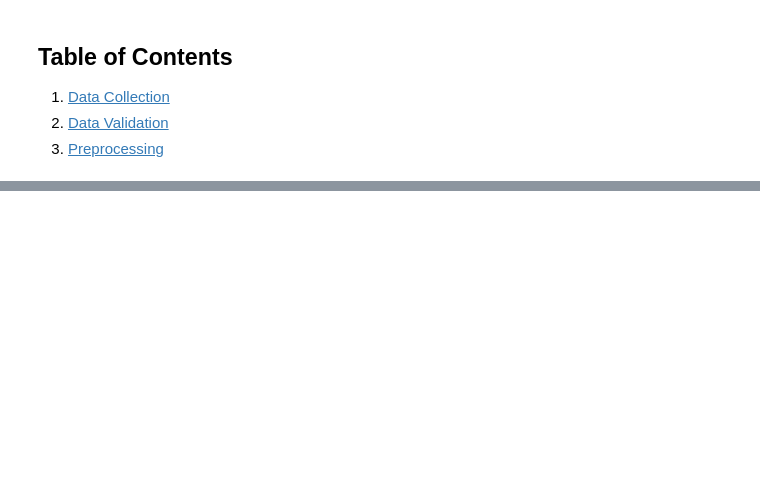
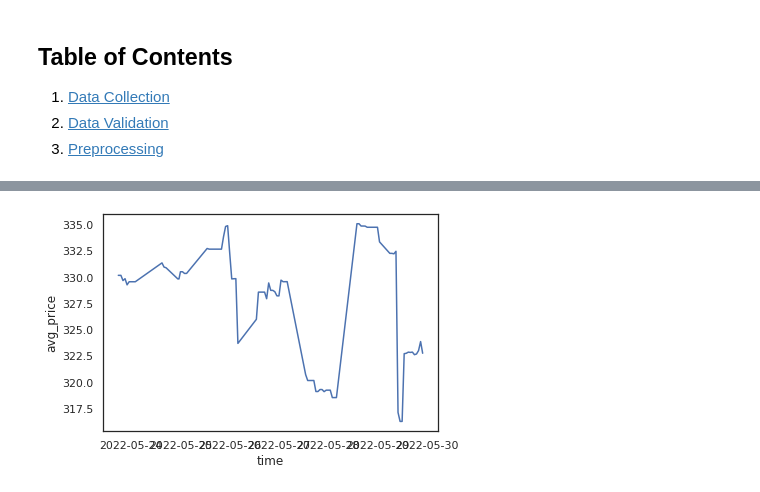
Before and after one commit to defunSM/Data-Science-Portfolio, a Jupyter notebook: Eve_Online_PI_Price_Forecaster/notebooks/PI_Price_EDA.ipynb, the cells around one changed output, grey strips where cells are left out. Drawn from its saved outputs; the diff is of its cells as text; code cells hidden in the pictures; blank space fills up the shorter version.

Commit message:
add: time series line plot

```diff
--- a/Eve_Online_PI_Price_Forecaster/notebooks/PI_Price_EDA.ipynb
+++ b/Eve_Online_PI_Price_Forecaster/notebooks/PI_Price_EDA.ipynb
@@ -16,8 +18,0 @@ from typing import List
-# %%
-# Querying from the database all of the JSON data
-region_id = 0
-command = (
-    """
-
-    """)
-results = db.postgresql_command(command, results=True)
@@ -95,6 +24,0 @@ historical_price("S", "")
-# %%
-command = """SELECT time, data
-FROM market_data
-WHERE region_id = 0"""
-
-results = postgresql_command(command, results=True)
@@ -111,0 +110,5 @@ TypeError: 'datetime.datetime' object is not subscriptable
+# %%
+# Create dataframe from the data
+df = pd.DataFrame(data=market_data("Silicon"), columns=["id", "time", "avg_price"])
+df.avg_price = pd.to_numeric(df.avg_price)
+df
@@ -111,0 +131,6 @@ TypeError: 'datetime.datetime' object is not subscriptable
+# %%
+# Plot
+sns.set_theme(style="white")
+plt = sns.lineplot(x=df.time, y=df.avg_price)
+# %% [output]
+[figure, added]
```
Also changed, not shown: parts of 15 cells of this notebook, 1 other file.
